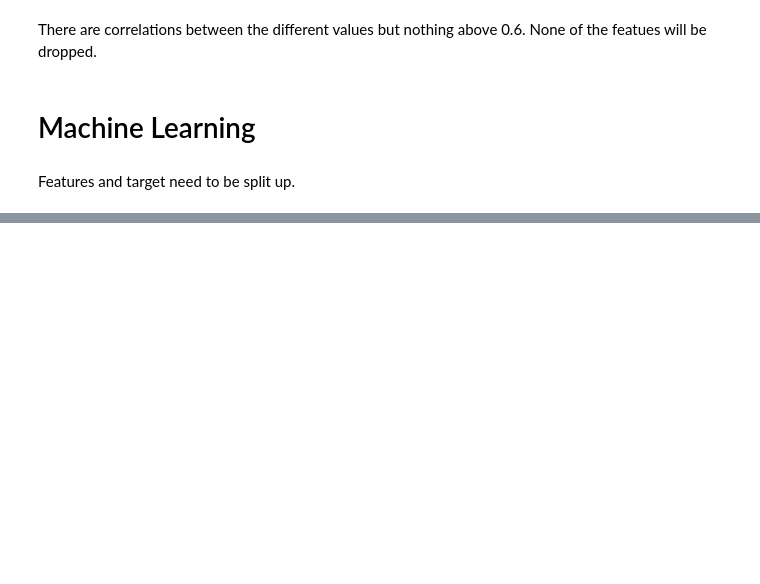
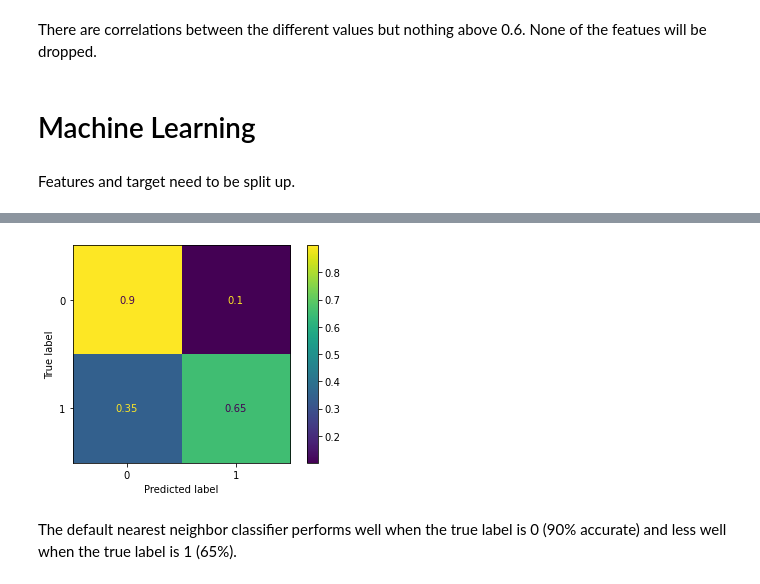
Before and after one commit to robertghennessy/Kaggle-Titanic, a Jupyter notebook: Titianic_Jupyter_v2.ipynb, the cells around one changed output, grey strips where cells are left out. Cells and saved outputs as stored; diff of their text form; code cells hidden in the pictures; blank space fills up the shorter version.

```diff
--- a/Titianic_Jupyter_v2.ipynb
+++ b/Titianic_Jupyter_v2.ipynb
@@ -975,0 +911,9 @@ def most_frequent(input_list):
+# %%
+knn = KNeighborsClassifier()
+knn.fit(X_train, y_train)
+plot_confusion_matrix(knn, X_test, y_test, normalize='true')
+plt.show()
+# %% [output]
+[figure, added]
+# %% [markdown]
+The default nearest neighbor classifier performs well when the true label is 0 (90% accurate) and less well when the true label is 1 (65%).
```
Also changed, not shown: parts of 91 cells of this notebook.
